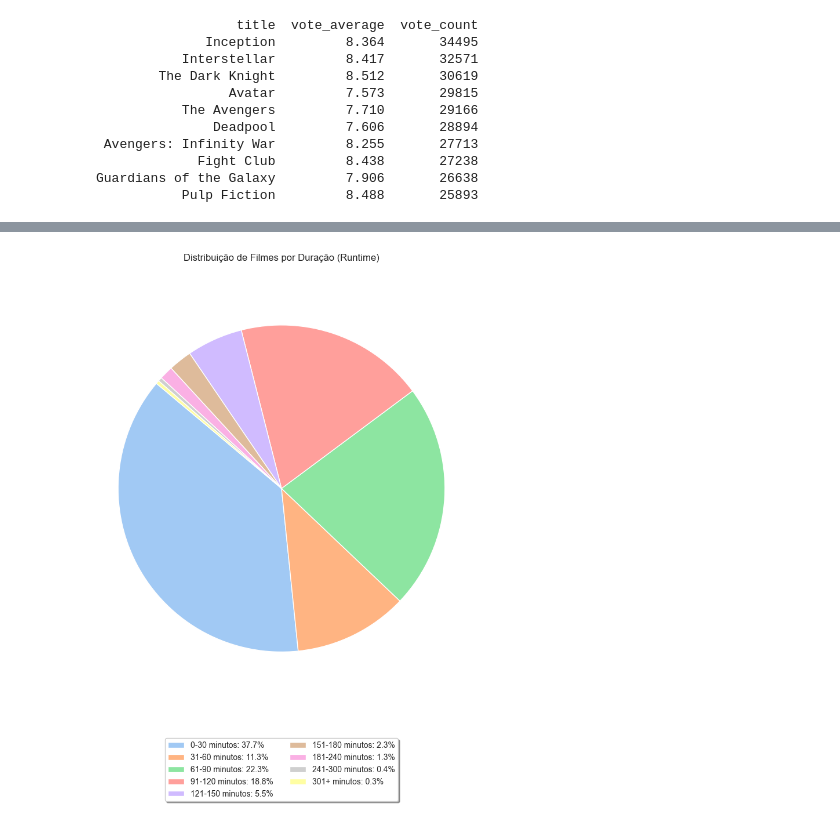
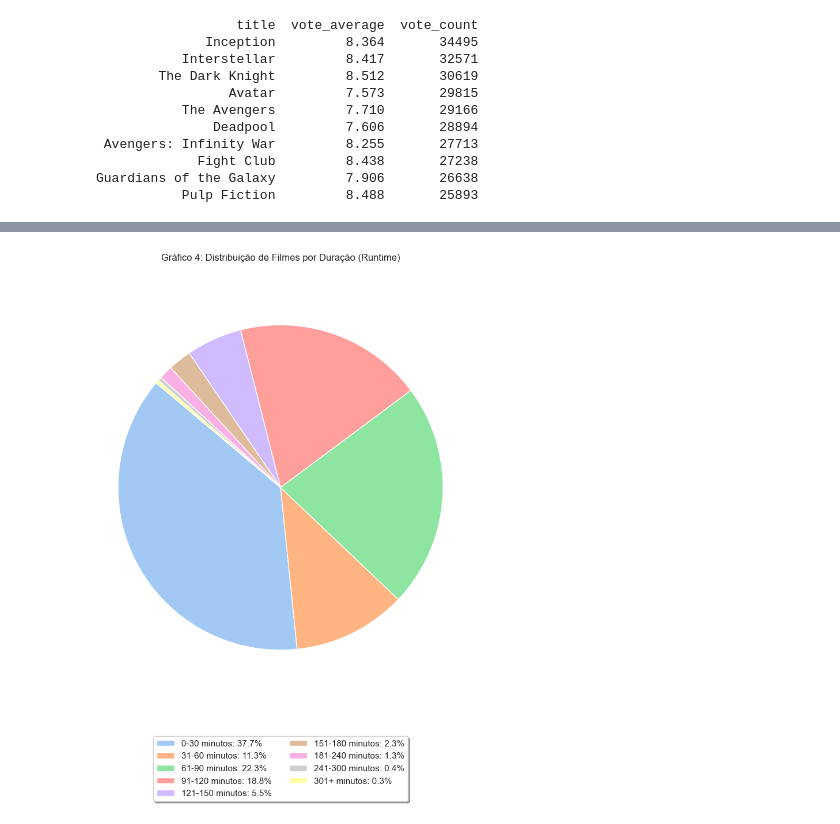
Before and after one commit to kauaneiras/Grupo-8-SBD2, a Jupyter notebook: Data Layer/raw/analytcs.ipynb, the cells around one changed output, grey strips where cells are left out. Saved outputs shown, nothing was run; the diff lists cells and outputs as text; code cells hidden in the pictures.

```diff
--- a/Data Layer/raw/analytcs.ipynb
+++ b/Data Layer/raw/analytcs.ipynb
@@ -154,33 +256,33 @@ labels = ['0-30 minutos', '31-60 minutos', '61-90 minutos', '91-120 minutos', '1
 
 df_limpo['runtime_range'] = pd.cut(df_limpo['runtime'], bins=bins, labels=labels, right=True)
 
 # Conta a frequência de cada intervalo
 runtime_counts = df_limpo['runtime_range'].value_counts().sort_index()
 
 # Calcula porcentagens para o gráfico
 total = runtime_counts.sum()
 porcentagens = (runtime_counts / total) * 100
 
 # Cria labels para a legenda com porcentagens
 legend_labels = [f"{label}: {pct:.1f}%" for label, pct in zip(runtime_counts.index, porcentagens)]
 
 # Importando Bibliotecas para plotagem
 import matplotlib.pyplot as plt
 import seaborn as sns
 
 # Define a paleta de cores do Seaborn
 colors = sns.color_palette('pastel', len(runtime_counts))
 
 # Aumentei a altura para acomodar a legenda
 plt.figure(figsize=(8,10))
 plt.pie(runtime_counts.values, startangle=140, colors=colors, textprops={'fontsize': 14})
-plt.title("Distribuição de Filmes por Duração (Runtime)")
+plt.title("Gráfico 4: Distribuição de Filmes por Duração (Runtime)")
 plt.axis('equal')  # Gráfico circular
 
 # Adiciona legenda abaixo com porcentagens
 plt.legend(legend_labels, loc='upper center', bbox_to_anchor=(0.5, -0.05), fancybox=True, shadow=True, ncol=2)
 
 plt.show()
 # %% [output]
-[figure, old version]
+[figure, new version]
 # %% [markdown]
```
Also changed, not shown: parts of 31 cells of this notebook, 1 other file.
